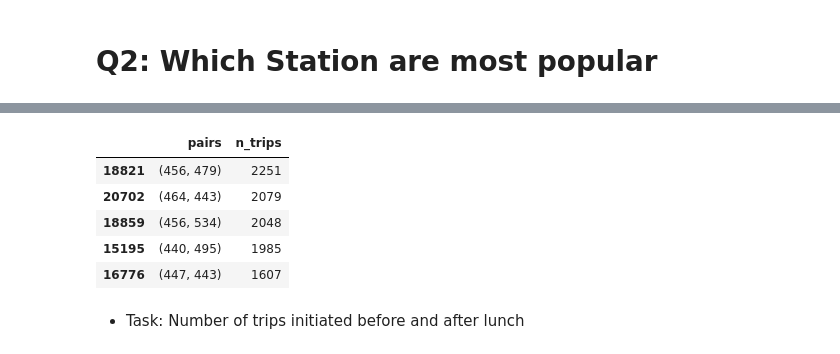
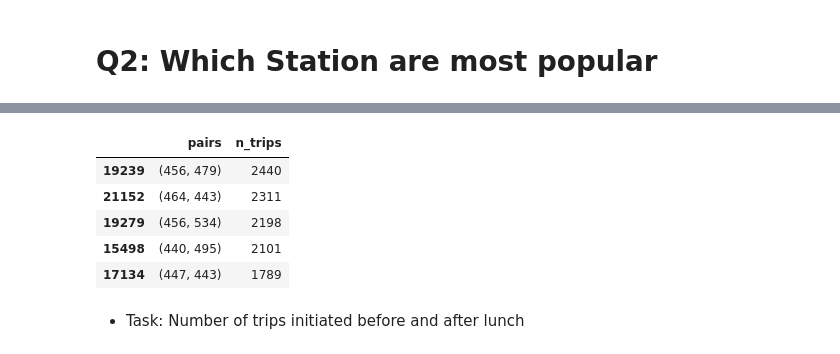
Before and after one commit to Abay32/Oslo-sykkel-analyse, a Jupyter notebook: sykkle_utforskende_analyse.ipynb, the cells around one changed output, grey strips where cells are left out. Cells and saved outputs as stored; diff of their text form; code cells hidden in the pictures.

```diff
--- a/sykkle_utforskende_analyse.ipynb
+++ b/sykkle_utforskende_analyse.ipynb
@@ -36,22 +37,26 @@ df.head()
 # %%
-# Task 1: duration of rides for each month
+# Task 1: The number of rides in each month
 df[['started_at', 'ended_at']] = df[['started_at', 'ended_at']].apply(pd.to_datetime)
 df = df[df['started_at'] <= '2022-03-01 00:00:00']
 df['month'] = df['started_at'].dt.month
 df_m = df.groupby('month')['duration'].count().to_frame('tot_duration').reset_index().sort_values('month')
 #df_m['tot_duration']= df_m['tot_duration']/3600
 
-# Task 2: duration of rides for each year
+# Task 2: The number of rides per each year
 df['year'] = df['started_at'].dt.year
 df_year = df.groupby('year')['duration'].count().to_frame('tot_duration').reset_index().sort_values('year')
 #df_year['tot_duration'] = df_year['tot_duration']/3600
 #df_year
 
-# Task 3: the duration for each month per year
+# Task 3: the number of trips in each month per year
+df['year_day'] = df['started_at'].dt.to_period('D')
+
 df['year_month'] = df['started_at'].dt.to_period('M')
-df_ym = df.groupby('year_month')['duration'].count().to_frame('tot_duration').reset_index().sort_values('year_month')
-#df_ym['tot_duration'] = df_ym['tot_duration']/3600
+df_ym = df.groupby(['year_day','year_month'])['duration'].count().to_frame('tot_duration').reset_index().sort_values('tot_duration', ascending = True)
+df_ym = df_ym.groupby('year_month')['tot_duration'].mean().reset_index()
 
-# Task 4: The number of trip per each hour
+# Task 4: The number of trips per each hour
 df['hour'] = df['started_at'].dt.hour
 df_hour = df.groupby('hour')['duration'].count().to_frame('tot_trip').reset_index().sort_values('hour')
+
+df['year_hour'] = df['started_at'].dt.to_period('H')
@@ -243,7 +471,7 @@ for ax in [axt, axt1, axt2]:
 # Create a column that identifies before and after lunch
 
 def get_time(x):
-    if x < 12:
+    if x < 13:
         return 'before lunch'
     else:
         return 'after lunch'
@@ -269,25 +492,28 @@ sns.countplot(x='day', data=df)
 # %%
 df_bl = df[df['time'] == 'before lunch'] # get the top ten start-return trips in the morning
 df_al = df[df['time'] == 'after lunch'] # get the top ten start-return trips in the afternon
 
 df_bl = df_bl.groupby('pairs')['duration'].count().to_frame('n_trips').reset_index().sort_values('n_trips', ascending=False)
-df_bl = df_bl.iloc[0:20, :]
+df_bl = df_bl.iloc[0:10, :]
+
 
 df_al = df_al.groupby('pairs')['duration'].count().to_frame('n_trips').reset_index().sort_values('n_trips', ascending=False)
-df_al = df_al.iloc[0:20, :]
+
+
+df_al = df_al.iloc[0:10, :]
 
 # df_pair = df.groupby('pairs')['duration'].count().to_frame('n_trips').reset_index().sort_values('n_trips', ascending=False)
 
 #df_pair = df_pair.iloc[0:10, :]
 #df_pair
 df_bl.head()
 # %% [output]
 |  | pairs | n_trips |
-| 18821 | (456, 479) | 2251 |
-| 20702 | (464, 443) | 2079 |
-| 18859 | (456, 534) | 2048 |
-| 15195 | (440, 495) | 1985 |
-| 16776 | (447, 443) | 1607 |
+| 19239 | (456, 479) | 2440 |
+| 21152 | (464, 443) | 2311 |
+| 19279 | (456, 534) | 2198 |
+| 15498 | (440, 495) | 2101 |
+| 17134 | (447, 443) | 1789 |
 # %% [markdown]
 - Task: Number of trips initiated before and after lunch
 # %%
```
Also changed, not shown: parts of 47 cells of this notebook, 2 other files.
